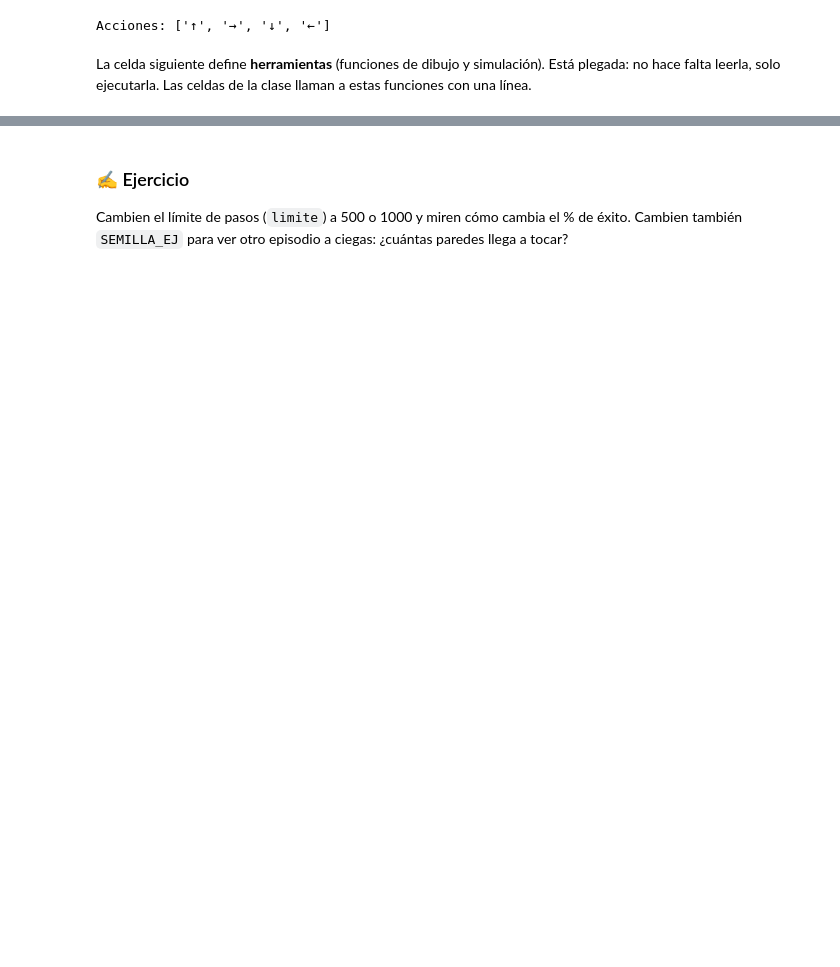
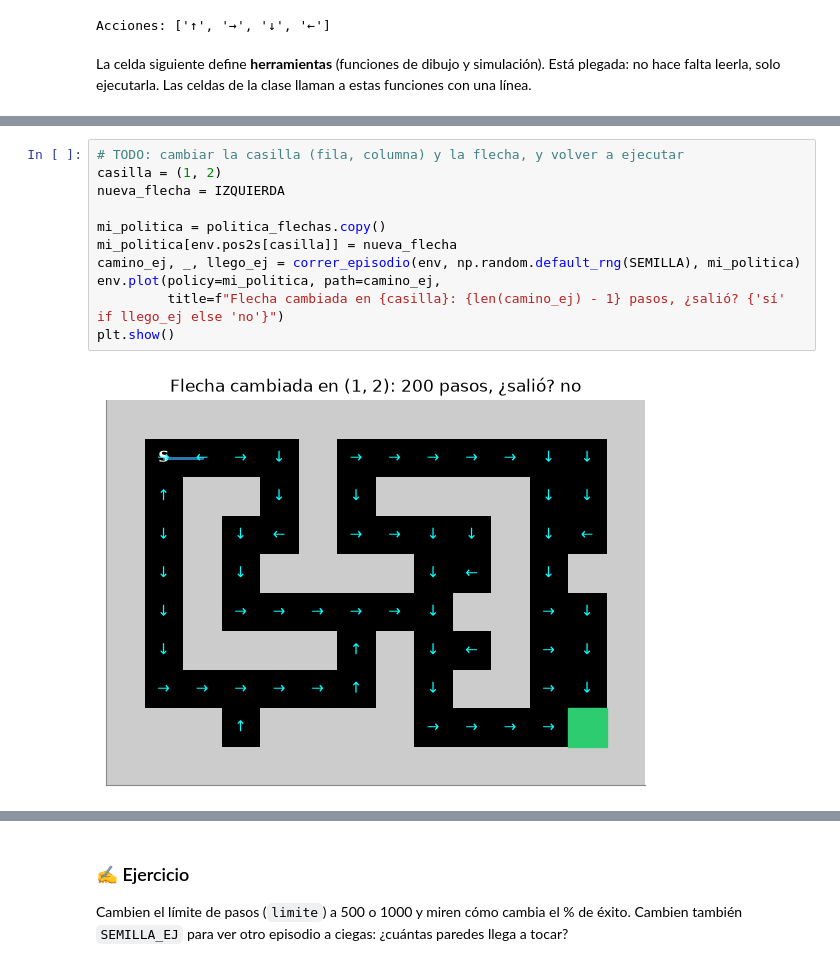
Before and after one commit to dimacio/pedagogia-de-las-maquinas, a Jupyter notebook: notebooks/02-que-es-rl.ipynb, the cells around one changed output, grey strips where cells are left out. Cells and saved outputs as stored; diff of their text form; blank space fills up the shorter version.

```diff
--- a/notebooks/02-que-es-rl.ipynb
+++ b/notebooks/02-que-es-rl.ipynb
@@ -403,0 +545,13 @@ El agente más tonto posible: elige **al azar** entre ↑ → ↓ ←. Vamos a m
+# %%
+# TODO: cambiar la casilla (fila, columna) y la flecha, y volver a ejecutar
+casilla = (1, 2)
+nueva_flecha = IZQUIERDA
+
+mi_politica = politica_flechas.copy()
+mi_politica[env.pos2s[casilla]] = nueva_flecha
+camino_ej, _, llego_ej = correr_episodio(env, np.random.default_rng(SEMILLA), mi_politica)
+env.plot(policy=mi_politica, path=camino_ej,
+         title=f"Flecha cambiada en {casilla}: {len(camino_ej) - 1} pasos, ¿salió? {'sí' if llego_ej else 'no'}")
+plt.show()
+# %% [output]
+[figure, added]
```
Also changed, not shown: parts of 44 cells of this notebook, 2 other files.
